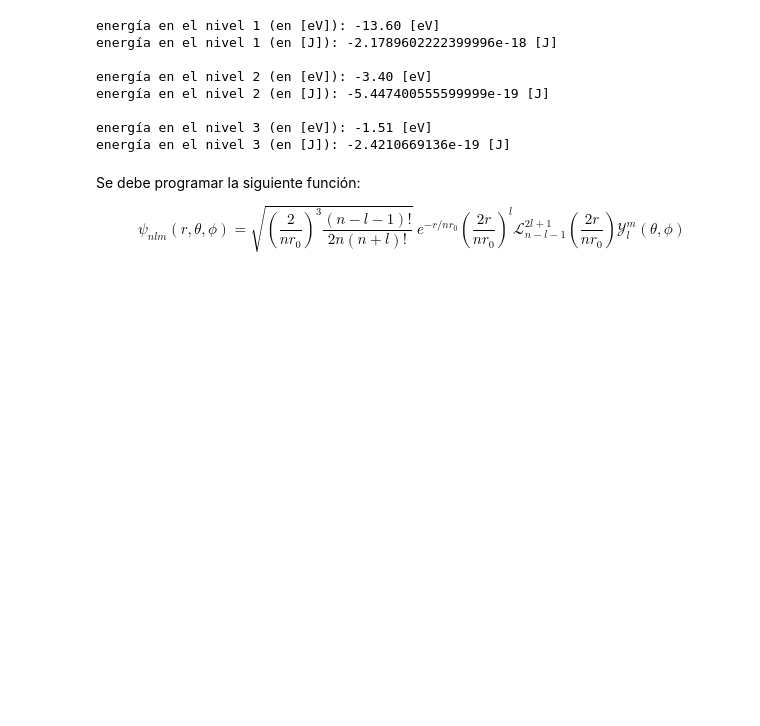
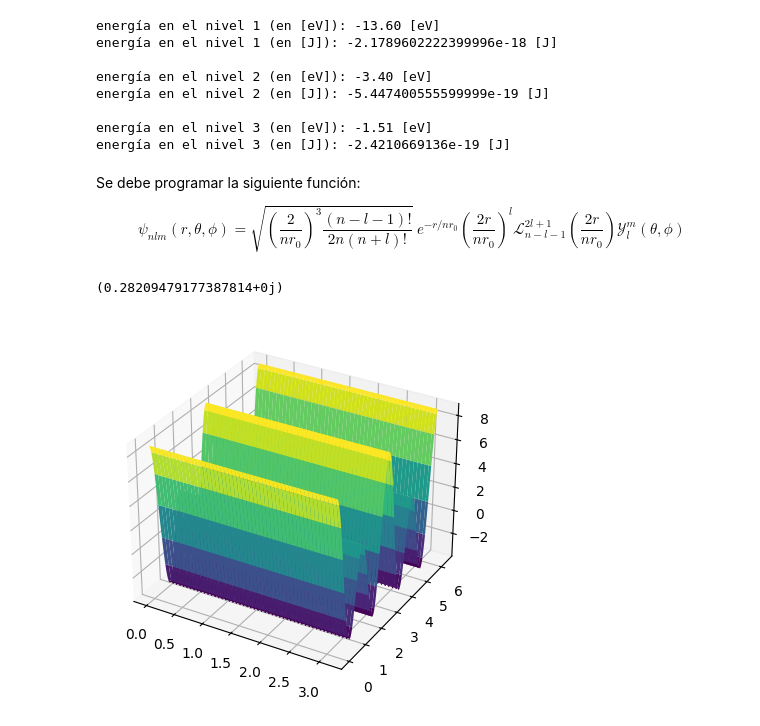
Before and after one commit to Felipeipe/t1_analogicos, a Jupyter notebook: Tarea 1 Analógicos.ipynb, the cells around one changed output. Saved outputs shown, nothing was run; the diff lists cells and outputs as text; code cells hidden in the pictures; blank space fills up the shorter version.

```diff
--- a/Tarea 1 Analógicos.ipynb
+++ b/Tarea 1 Analógicos.ipynb
@@ -40,20 +43,36 @@ $$
 \psi_{nlm}(r,\theta,\phi) = \sqrt{\left(\frac{2}{nr_0}\right)^3 \frac{(n-l-1)!}{2n(n+l)!}} \: e^{-r/nr_0} \left(\frac{2r}{nr_0}\right)^l \mathcal{L}^{2l+1}_{n-l-1}\left(\frac{2r}{nr_0}\right) \mathcal{Y}^m_l(\theta, \phi)
 $$
 # %%
-r_0 = (4 * pi * epsilon_0 * hbar ** 2) /(m_e * e**2) # cálculo de radio mínimo
+r_0 = (4 * pi * epsilon_0 * hbar ** 2) /(m_e * e**2) # cálculo de radio r_0
 
-def psi(r: float,
-        theta: float,
-        phi: float,
-        n: int,
-        l: int,
-        m: int):
+def C(b,n,l):
+    return np.sqrt(factorial(n-l-1)/(2 * n * factorial(n+l)) * (b)**3)
 
+def radial(r,r_0,n,l,m):
     b = 2 / (n * r_0)
-    c = factorial(n-l-1)/(2 * n * factorial(n+l))
+    c = C(b,n,l)
     raiz = np.sqrt(c * b ** 3 )
-    exponencial = np.exp(-r / (n * r_0))
+    exponencial = np.exp(-r*b/2)
     lag = genlaguerre(n-l-1, 2*l+1)(b)
-    armonica = sph_harm(m,l,theta,phi)
+    return raiz * exponencial * (b**l) * lag
 
-    return raiz * exponencial * (b**l) * lag * armonica
+def angular(theta, phi,n,l,m):
+    return sph_harm(m,l,theta,phi)
+
+def psi(r, theta, phi, r_0, n, l, m):
+    return radial(r,r_0,n,l,m) * angular(theta,phi,n,l,m)
+# %% [output]
+(0.28209479177387814+0j)
+# %%
+r = np.linspace(r_0,4*r_0,200)
+theta = np.linspace(0,pi,150)
+phi = np.linspace(0,2*pi,150)
+
+
+Theta, Phi = np.meshgrid(theta, phi)
+fig = plt.figure()
+ax = fig.add_subplot(111, projection='3d')
+ax.plot_surface(Theta, Phi, psi(r_0, Theta, Phi,r_0,5,4,0), cmap='viridis')
+plt.show(fig)
+# %% [output]
+[figure, added]
```
Also changed, not shown: parts of 4 cells of this notebook.
